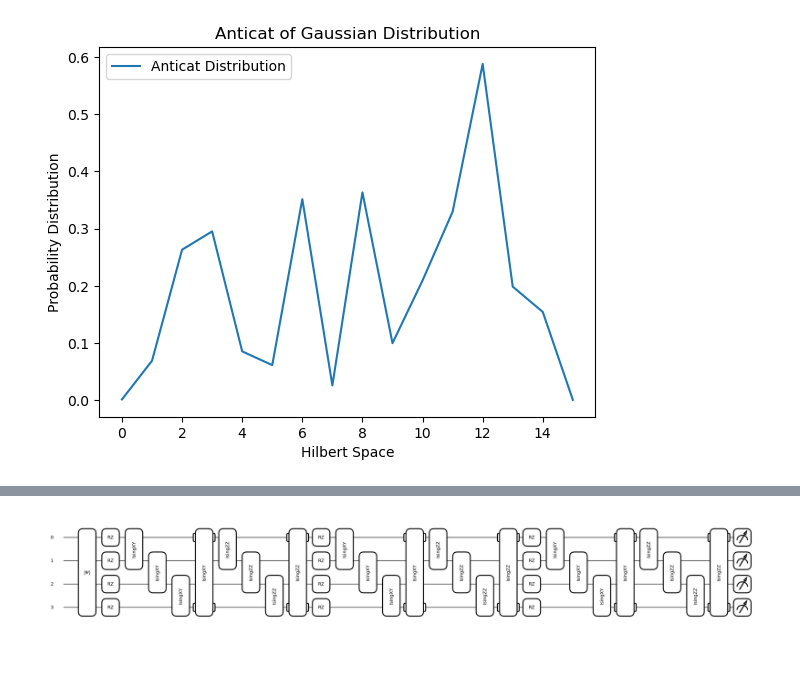
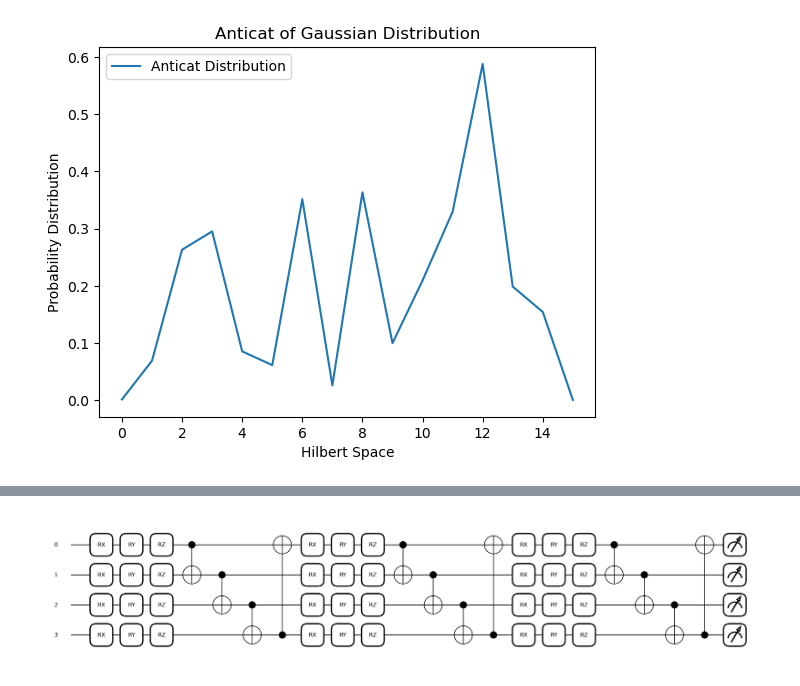
Before and after one commit to Ak-ash22/qcbm_hiwi, a Jupyter notebook: qcbm_project/cat_anticat/vqc_model_cat_anticat_gaussian .ipynb, the cells around one changed output, grey strips where cells are left out. Saved outputs shown, nothing was run; the diff lists cells and outputs as text; code cells hidden in the pictures.

```diff
--- a/qcbm_project/cat_anticat/vqc_model_cat_anticat_gaussian .ipynb
+++ b/qcbm_project/cat_anticat/vqc_model_cat_anticat_gaussian .ipynb
@@ -65,0 +173,14 @@ plt.show()
+# %%
+optimal_params = parameters[np.argmin(divs)]
+
+qcbm_probs = circuit(optimal_params)
+x_array = jnp.arange(0,2**(total_qubits),dtype=jnp.float64)
+
+
+plt.bar(x_array,qcbm_probs,color='green',alpha=0.5,label='Obtained Cat')
+plt.plot(x_array,target_distribution,color='blue',alpha=0.5,label='Original Cat')
+plt.xlabel("Hilbert Space")
+plt.ylabel("Probability Distribution")
+plt.title("Cat Distribution")
+plt.legend()
+plt.show()
@@ -67,13 +192,13 @@ plt.show()
 # import numpy as np
 
 # Target binary pattern
-target_binary = "01010101"
+target_binary = "10110100"
 
 #Odd Numbered Qubits
-target_binary1 = '1111'
+target_binary1 = '0110'
 
 #Even Numbered Qubits
-target_binary2 = '0000'
+target_binary2 = '1100'
 
 # Convert binary to decimal index
 target_index1 = int(target_binary1, 2)
@@ -306,18 +367,18 @@ Minimum KL Divergence obtained is 0.7197095155715942
 # %%
 dev = qml.device("default.qubit",wires=n_qubits)
 
 @qml.qnode(dev,interface='jax')
 def output_vqc_circuit(input_params,n_qubits=4):
-    uniform_init(num_qubits,cat_pre_training,seed=0)
+    # uniform_init(num_qubits,cat_pre_training,seed=0)
     params = input_params[0]
     for i in range(vqc_folds):
         vqc_circuit(params[i])
     return qml.probs(wires=range(n_qubits))
 
 qml.draw_mpl(output_vqc_circuit)(optimal_params)
 plt.show()
 # %% [output]
-[figure, old version]
+[figure, new version]
 # %%
 hybrid_output = output_vqc_circuit(optimal_params,n_qubits)
 # %%
```
Also changed, not shown: parts of 21 cells of this notebook, 1 other file.
